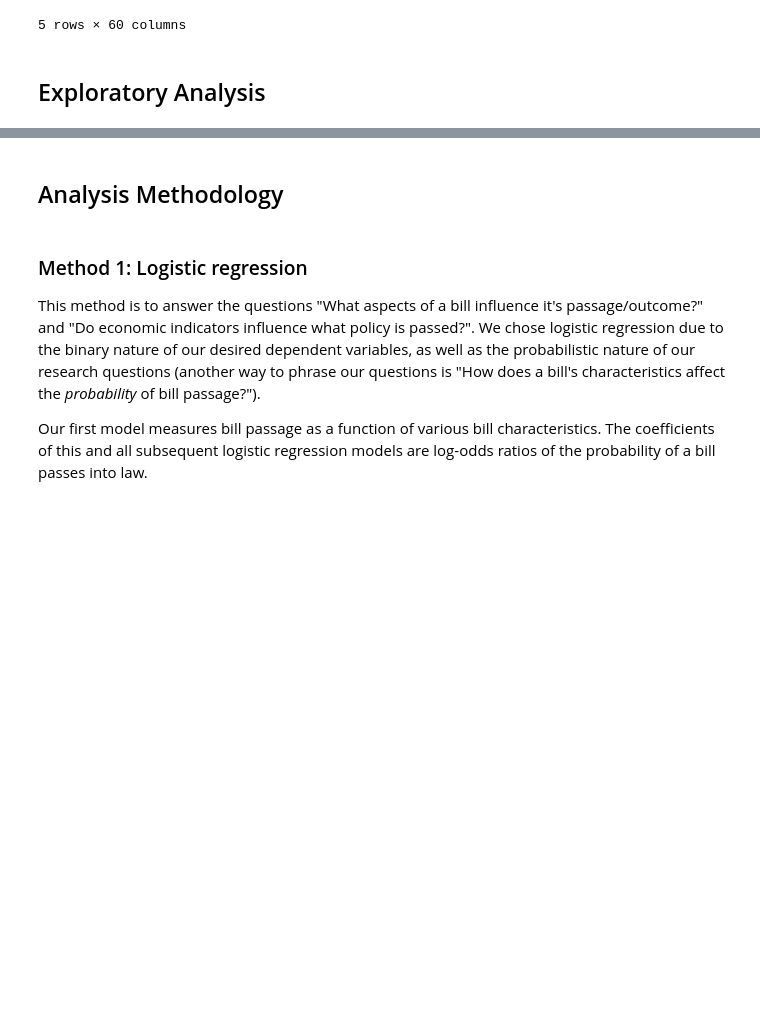
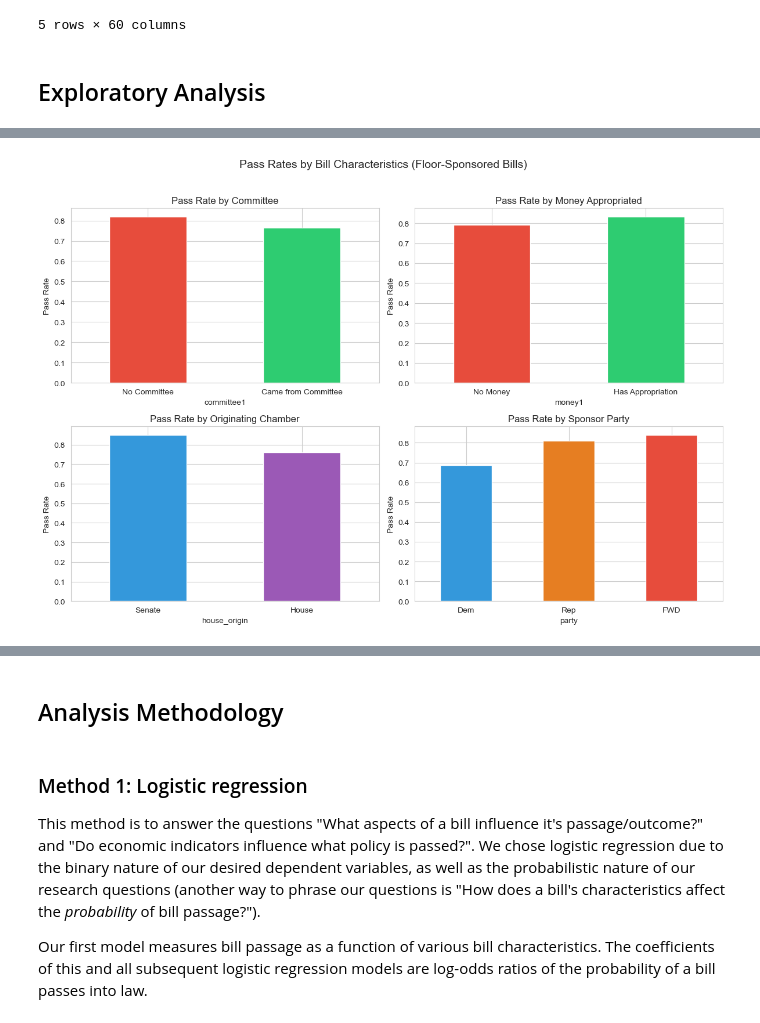
Before and after one commit to gabriellag25/datascience-project, a Jupyter notebook: final-project.ipynb, the cells around one changed output, grey strips where cells are left out. Saved outputs shown, nothing was run; the diff lists cells and outputs as text; code cells hidden in the pictures; blank space fills up the shorter version.

```diff
--- a/final-project.ipynb
+++ b/final-project.ipynb
@@ -1172,0 +1232,33 @@ Once cleaned and transformed, we ran summary statistics of each variable to note
+# %%
+fig, axes = plt.subplots(2, 2, figsize=(12, 8))
+
+ax = axes[0, 0]
+df.groupby('committee1')['passed'].mean().plot(kind='bar', ax=ax, color=['#e74c3c', '#2ecc71'])
+ax.set_title('Pass Rate by Committee')
+ax.set_xticklabels(['No Committee', 'Came from Committee'], rotation=0)
+ax.set_ylabel('Pass Rate')
+
+ax = axes[0, 1]
+df.groupby('money1')['passed'].mean().plot(kind='bar', ax=ax, color=['#e74c3c', '#2ecc71'])
+ax.set_title('Pass Rate by Money Appropriated')
+ax.set_xticklabels(['No Money', 'Has Appropriation'], rotation=0)
+ax.set_ylabel('Pass Rate')
+
+ax = axes[1, 0]
+df.groupby('house_origin')['passed'].mean().plot(kind='bar', ax=ax, color=['#3498db', '#9b59b6'])
+ax.set_title('Pass Rate by Originating Chamber')
+ax.set_xticklabels(['Senate', 'House'], rotation=0)
+ax.set_ylabel('Pass Rate')
+
+ax = axes[1, 1]
+party_pass = df.groupby('party')['passed'].mean().sort_values()
+party_pass.plot(kind='bar', ax=ax, color=['#3498db', '#e67e22', '#e74c3c'])
+ax.set_title('Pass Rate by Sponsor Party')
+ax.set_ylabel('Pass Rate')
+ax.set_xticklabels(party_pass.index, rotation=0)
+
+plt.suptitle('Pass Rates by Bill Characteristics (Floor-Sponsored Bills)', fontsize=14, y=1.02)
+plt.tight_layout()
+plt.show()
+# %% [output]
+[figure, added]
```
Also changed, not shown: parts of 12 cells of this notebook.
